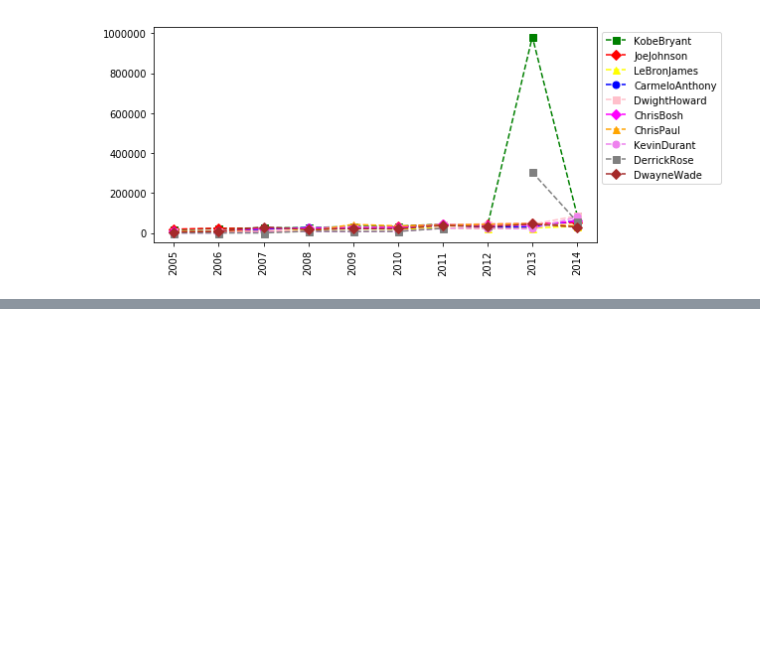
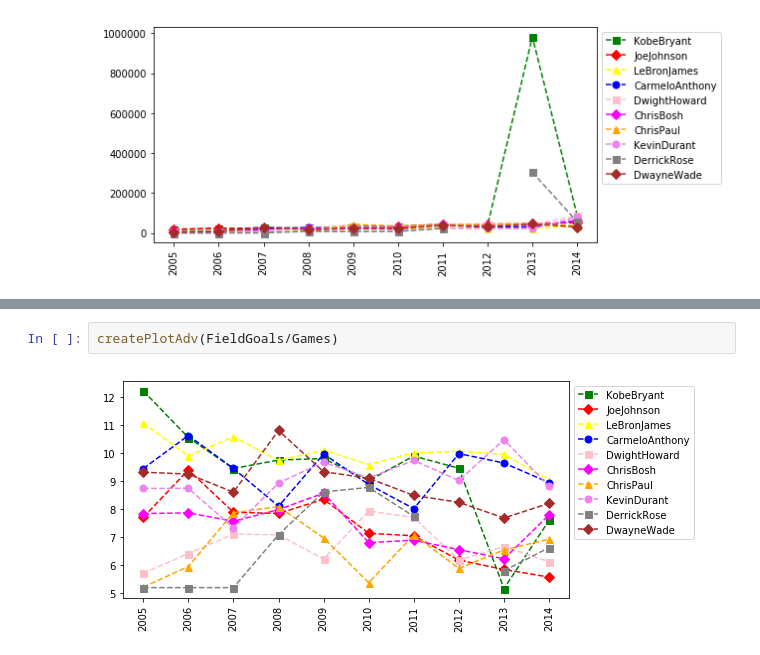
Before and after one commit to achyutpsd/Python, a Jupyter notebook: Python-Matrices & Dictionaries.ipynb, the cells around one changed output, grey strips where cells are left out. Cells and saved outputs as stored; diff of their text form; blank space fills up the shorter version.

```diff
--- a/Python-Matrices & Dictionaries.ipynb
+++ b/Python-Matrices & Dictionaries.ipynb
@@ -455,0 +464,4 @@ createPlotAdv(Salary/FieldGoals)
+# %%
+createPlotAdv(FieldGoals/Games)
+# %% [output]
+[figure, added]
```
Also changed, not shown: parts of 26 cells of this notebook, 2 other files.
